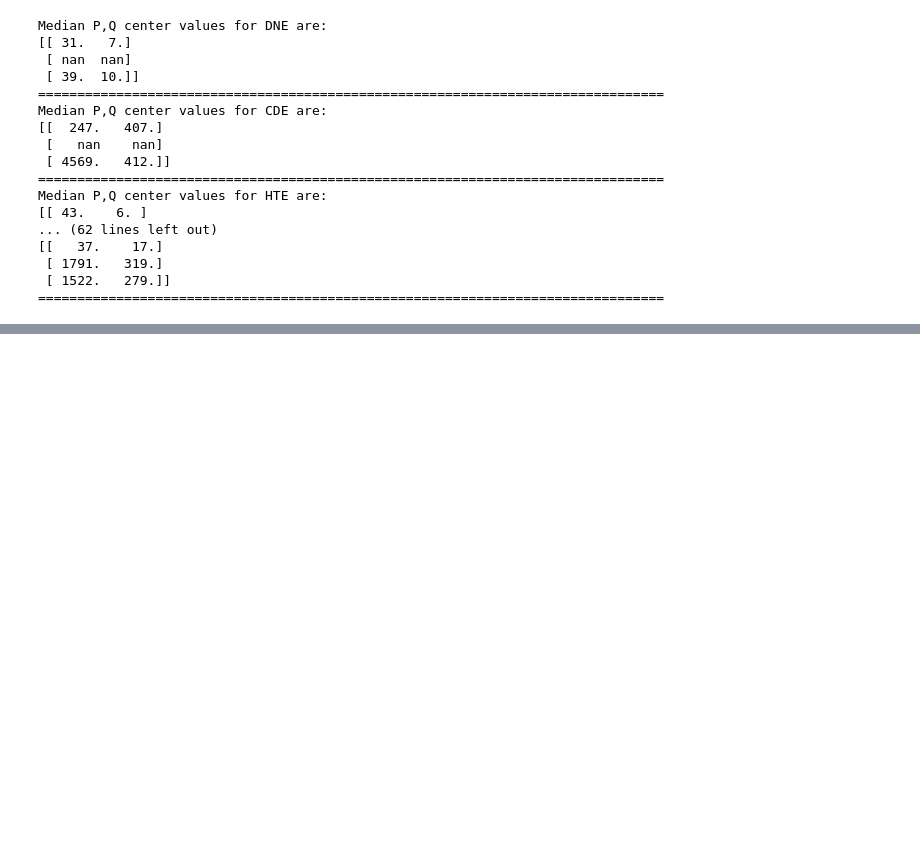
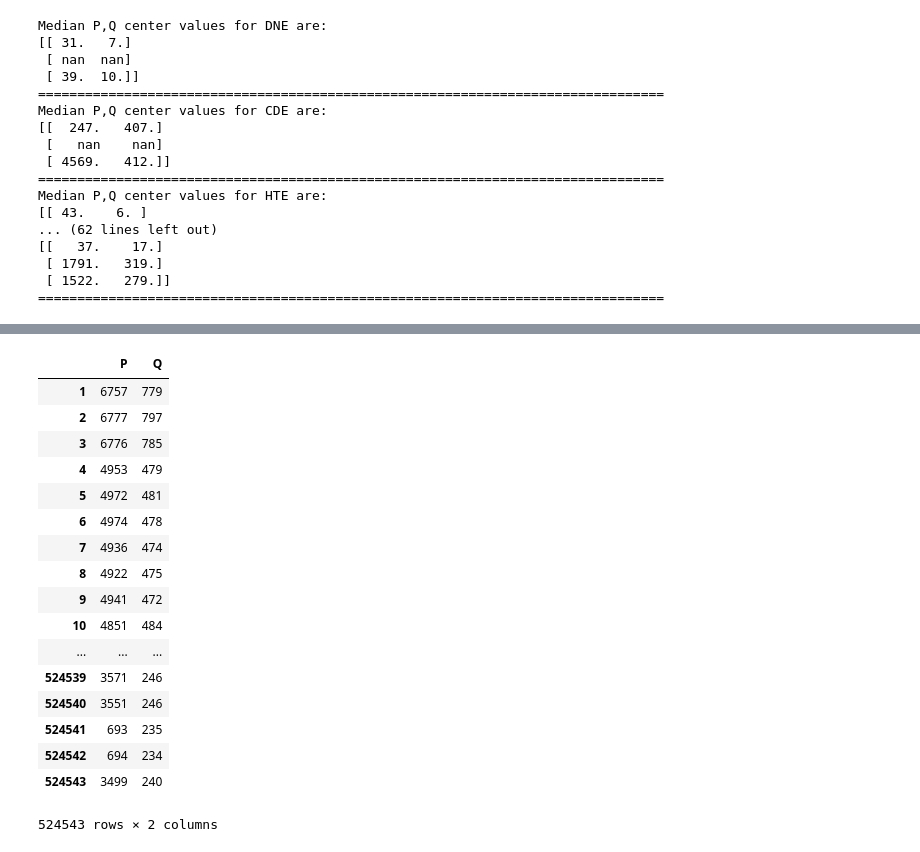
Before and after one commit to WittmannF/nilm-lp, a Jupyter notebook: full_model/case_B/_allData/process_data.ipynb, the cells around one changed output, grey strips where cells are left out. Drawn from its saved outputs; the diff is of its cells as text; code cells hidden in the pictures; blank space fills up the shorter version.

```diff
--- a/full_model/case_B/_allData/process_data.ipynb
+++ b/full_model/case_B/_allData/process_data.ipynb
@@ -214,0 +225,24 @@ Median P,Q center values for HTE are:
+# %%
+# TODO: Export to CSV
+df = pd.DataFrame(np.transpose([true_P, true_Q]), index=range(1,len(true_P)+1) , columns = ['P', 'Q'])
+# %%
+df
+# %% [output]
+|  | P | Q |
+| 1 | 6757 | 779 |
+| 2 | 6777 | 797 |
+| 3 | 6776 | 785 |
+| 4 | 4953 | 479 |
+| 5 | 4972 | 481 |
+| 6 | 4974 | 478 |
+| 7 | 4936 | 474 |
+| 8 | 4922 | 475 |
+| 9 | 4941 | 472 |
+| 10 | 4851 | 484 |
+| ... | ... | ... |
+| 524539 | 3571 | 246 |
+| 524540 | 3551 | 246 |
+| 524541 | 693 | 235 |
+| 524542 | 694 | 234 |
+| 524543 | 3499 | 240 |
+524543 rows × 2 columns
```
Also changed, not shown: parts of 4 cells of this notebook.
